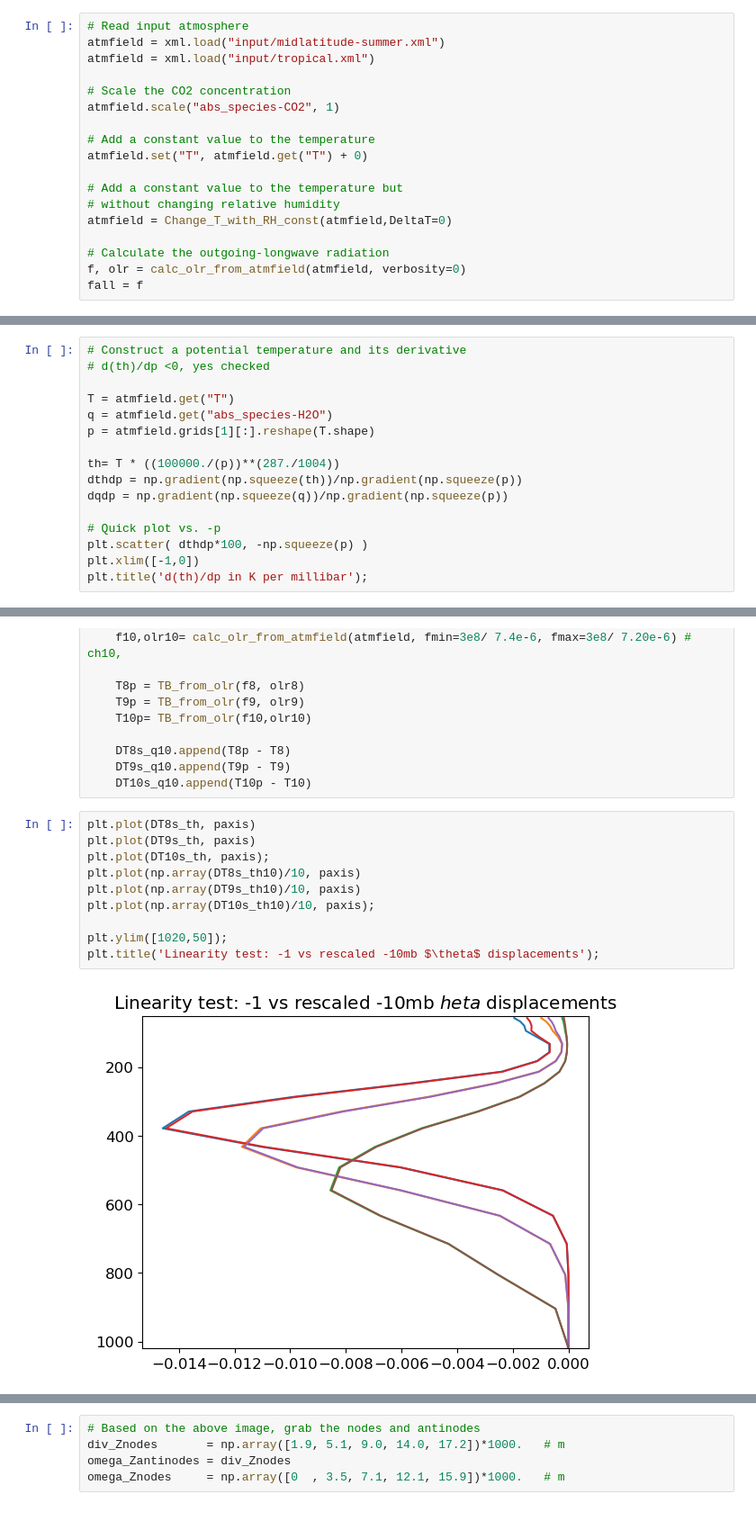
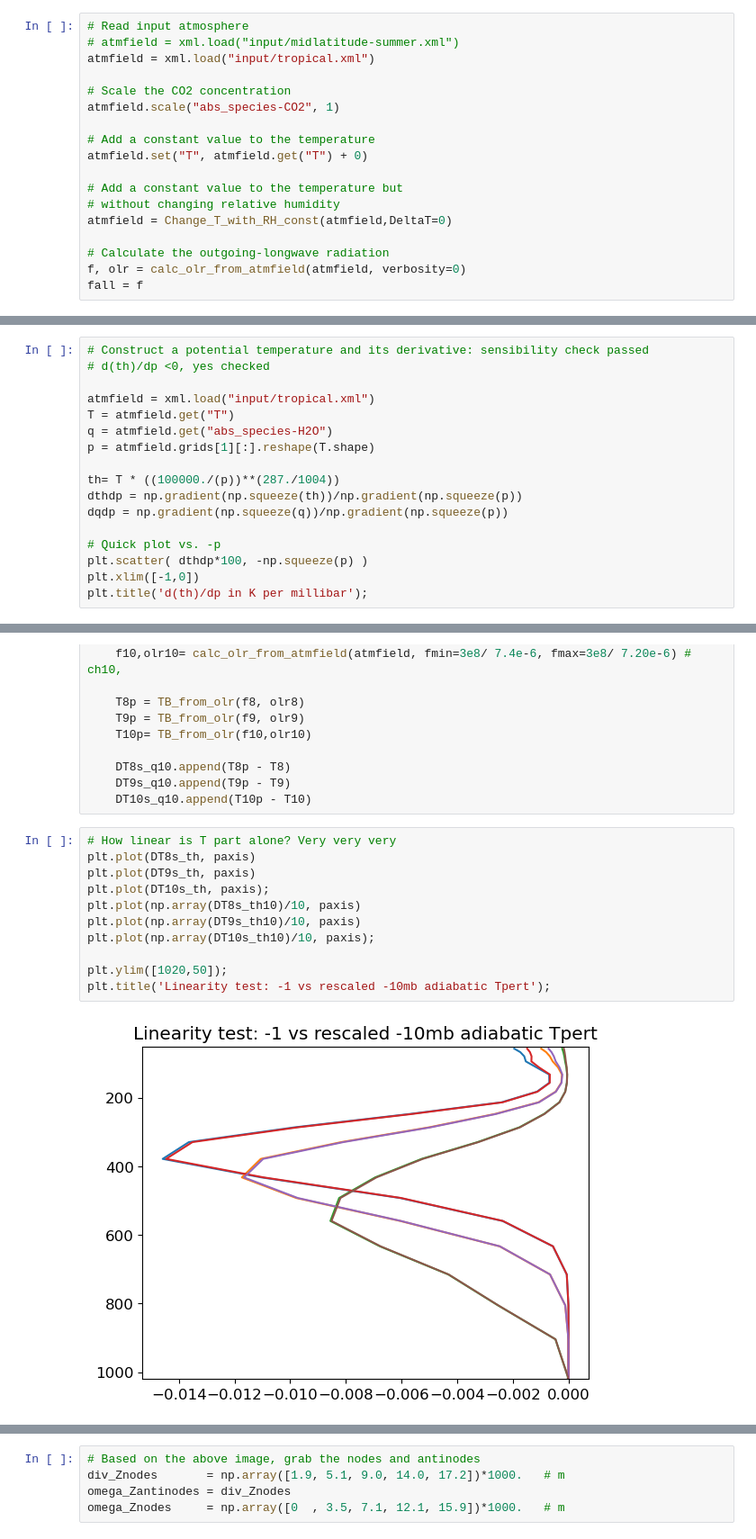
Before and after one commit to ATMOcanes/arts-lectures, a Jupyter notebook: exercises/06-olr/BEMolr.ipynb, the cells around one changed output, grey strips where cells are left out. Shown at 90% size. Cells and saved outputs as stored; diff of their text form.

```diff
--- a/exercises/06-olr/BEMolr.ipynb
+++ b/exercises/06-olr/BEMolr.ipynb
@@ -37,7 +35,7 @@ from olr_module import calc_olr_from_atmfield, Change_T_with_RH_const, cmap2rgba
 os.makedirs("plots", exist_ok=True)
 # %%
 # Read input atmosphere
-atmfield = xml.load("input/midlatitude-summer.xml")
+# atmfield = xml.load("input/midlatitude-summer.xml")
 atmfield = xml.load("input/tropical.xml")
 
 # Scale the CO2 concentration
@@ -153,9 +155,10 @@ That shape is (1, 46, 1, 1)
     atmfield.set("T", T + DeltaT)
     atmfield.set("abs_species-H2O", vmr)
 # %%
-# Construct a potential temperature and its derivative
+# Construct a potential temperature and its derivative: sensibility check passed
 # d(th)/dp <0, yes checked
 
+atmfield = xml.load("input/tropical.xml")
 T = atmfield.get("T")
 q = atmfield.get("abs_species-H2O")
 p = atmfield.grids[1][:].reshape(T.shape)
@@ -390,15 +379,16 @@ for ilev in np.arange(1,23):
     DT9s_q10.append(T9p - T9)
     DT10s_q10.append(T10p - T10)
 # %%
+# How linear is T part alone? Very very very
 plt.plot(DT8s_th, paxis)
 plt.plot(DT9s_th, paxis)
 plt.plot(DT10s_th, paxis);
 plt.plot(np.array(DT8s_th10)/10, paxis)
 plt.plot(np.array(DT9s_th10)/10, paxis)
 plt.plot(np.array(DT10s_th10)/10, paxis);
 
 plt.ylim([1020,50]);
-plt.title('Linearity test: -1 vs rescaled -10mb $\theta$ displacements');
+plt.title('Linearity test: -1 vs rescaled -10mb adiabatic Tpert');
 # %% [output]
-[figure, old version]
+[figure, new version]
 # %%
```
Also changed, not shown: parts of 33 cells of this notebook.
